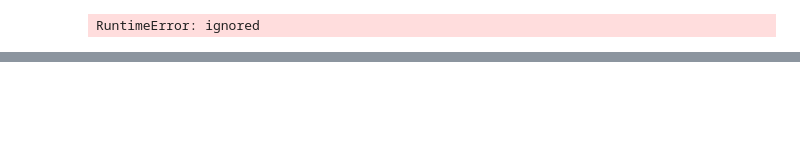
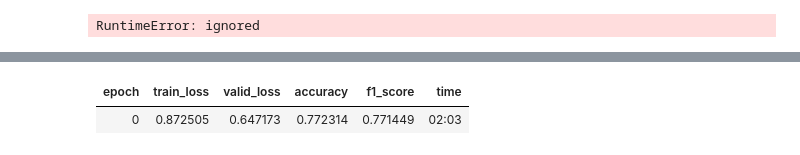
Before and after one commit to sayanbanerjee32/NLP-with-fastai2.0, a Jupyter notebook: fastai_on_10kGNAD.ipynb, the cells around one changed output, grey strips where cells are left out. Cells and saved outputs as stored; diff of their text form; code cells hidden in the pictures; blank space fills up the shorter version.

```diff
--- a/fastai_on_10kGNAD.ipynb
+++ b/fastai_on_10kGNAD.ipynb
@@ -169,0 +165,12 @@ learn_lm.save_encoder('newsfroup_lm_finetuned')
+# %%
+fscore = F1Score(average='weighted')
+#ls_func = CrossEntropyLossFlat()
+#random_seed(32, True)
+cls_config = awd_lstm_clas_config.copy()
+cls_config['n_hid'] = 1150
+learn_cls = text_classifier_learner(dls_clas, AWD_LSTM, drop_mult=0.5,
+                                #loss_func = ls_func,
+                                pretrained=False, config=cls_config,
+                                metrics=[accuracy,fscore])
+# %%
+learn_cls = learn_cls.load_encoder('german_lm_finetuned')
@@ -169,0 +181,5 @@ learn_lm.save_encoder('newsfroup_lm_finetuned')
+# %%
+learn_cls.fit_one_cycle(1, 2e-2)
+# %% [output]
+| epoch | train_loss | valid_loss | accuracy | f1_score | time |
+| 0 | 0.872505 | 0.647173 | 0.772314 | 0.771449 | 02:03 |
```
Also changed, not shown: parts of 21 cells of this notebook.
